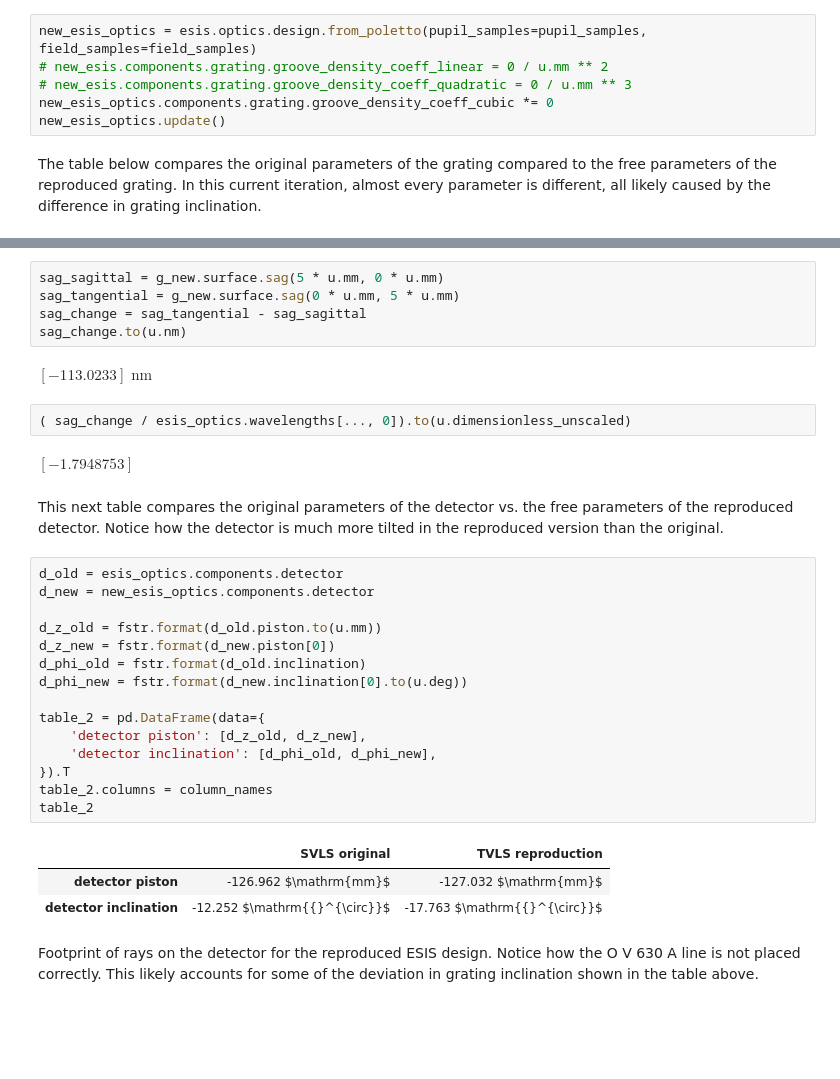
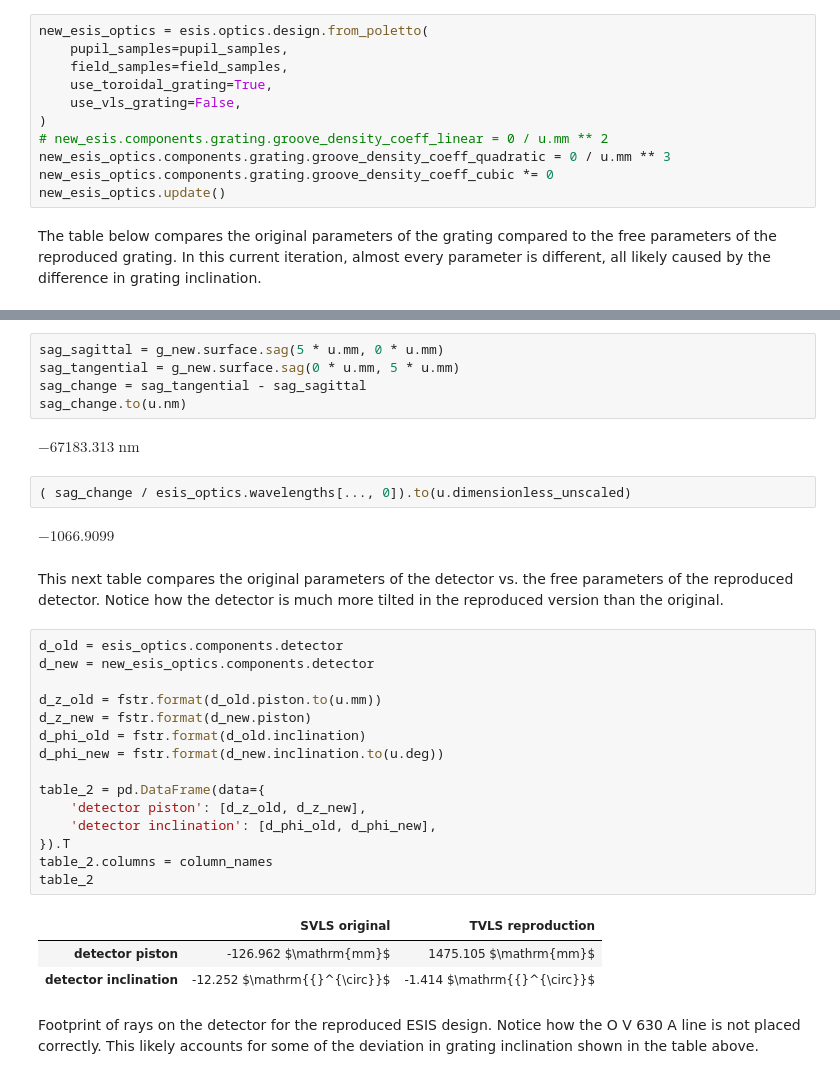
Before and after one commit to Kankelborg-Group/ESIS, a Jupyter notebook: esis/optics/reproduce_esis.ipynb, the cells around one changed output, grey strips where cells are left out. Saved outputs shown, nothing was run; the diff lists cells and outputs as text; blank space fills up the shorter version.

```diff
--- a/esis/optics/reproduce_esis.ipynb
+++ b/esis/optics/reproduce_esis.ipynb
@@ -113,9 +113,14 @@ The most significant limitation of our current experiment is that the grating po
 This experiment instead focuses on reproducing grating radius, grating inclination, grating groove profile, detector
 piston and detector inclination.
 # %%
-new_esis_optics = esis.optics.design.from_poletto(pupil_samples=pupil_samples, field_samples=field_samples)
+new_esis_optics = esis.optics.design.from_poletto(
+    pupil_samples=pupil_samples,
+    field_samples=field_samples,
+    use_toroidal_grating=True,
+    use_vls_grating=False,
+)
 # new_esis.components.grating.groove_density_coeff_linear = 0 / u.mm ** 2
-# new_esis.components.grating.groove_density_coeff_quadratic = 0 / u.mm ** 3
+new_esis_optics.components.grating.groove_density_coeff_quadratic = 0 / u.mm ** 3
 new_esis_optics.components.grating.groove_density_coeff_cubic *= 0
 new_esis_optics.update()
 # %% [markdown]
@@ -170,33 +175,33 @@ sag_tangential = g_new.surface.sag(0 * u.mm, 5 * u.mm)
 sag_change = sag_tangential - sag_sagittal
 sag_change.to(u.nm)
 # %% [output]
-$[-113.0233] \; \mathrm{nm}$
+$-67183.313 \; \mathrm{nm}$
 # %%
 ( sag_change / esis_optics.wavelengths[..., 0]).to(u.dimensionless_unscaled)
 # %% [output]
-$[-1.7948753] \; \mathrm{}$
+$-1066.9099 \; \mathrm{}$
 # %% [markdown]
 This next table compares the original parameters of the detector vs. the free parameters of the reproduced detector.
 Notice how the detector is much more tilted in the reproduced version than the original.
 # %%
 d_old = esis_optics.components.detector
 d_new = new_esis_optics.components.detector
 
 d_z_old = fstr.format(d_old.piston.to(u.mm))
-d_z_new = fstr.format(d_new.piston[0])
+d_z_new = fstr.format(d_new.piston)
 d_phi_old = fstr.format(d_old.inclination)
-d_phi_new = fstr.format(d_new.inclination[0].to(u.deg))
+d_phi_new = fstr.format(d_new.inclination.to(u.deg))
 
 table_2 = pd.DataFrame(data={
     'detector piston': [d_z_old, d_z_new],
     'detector inclination': [d_phi_old, d_phi_new],
 }).T
 table_2.columns = column_names
 table_2
 # %% [output]
 |  | SVLS original | TVLS reproduction |
-| detector piston | -126.962 $\mathrm{mm}$ | -127.032 $\mathrm{mm}$ |
-| detector inclination | -12.252 $\mathrm{{}^{\circ}}$ | -17.763 $\mathrm{{}^{\circ}}$ |
+| detector piston | -126.962 $\mathrm{mm}$ | 1475.105 $\mathrm{mm}$ |
+| detector inclination | -12.252 $\mathrm{{}^{\circ}}$ | -1.414 $\mathrm{{}^{\circ}}$ |
 # %% [markdown]
 Footprint of rays on the detector for the reproduced ESIS design.
 Notice how the O V 630 A line is not placed correctly.
```
Also changed, not shown: parts of 4 cells of this notebook, 2 other files.
